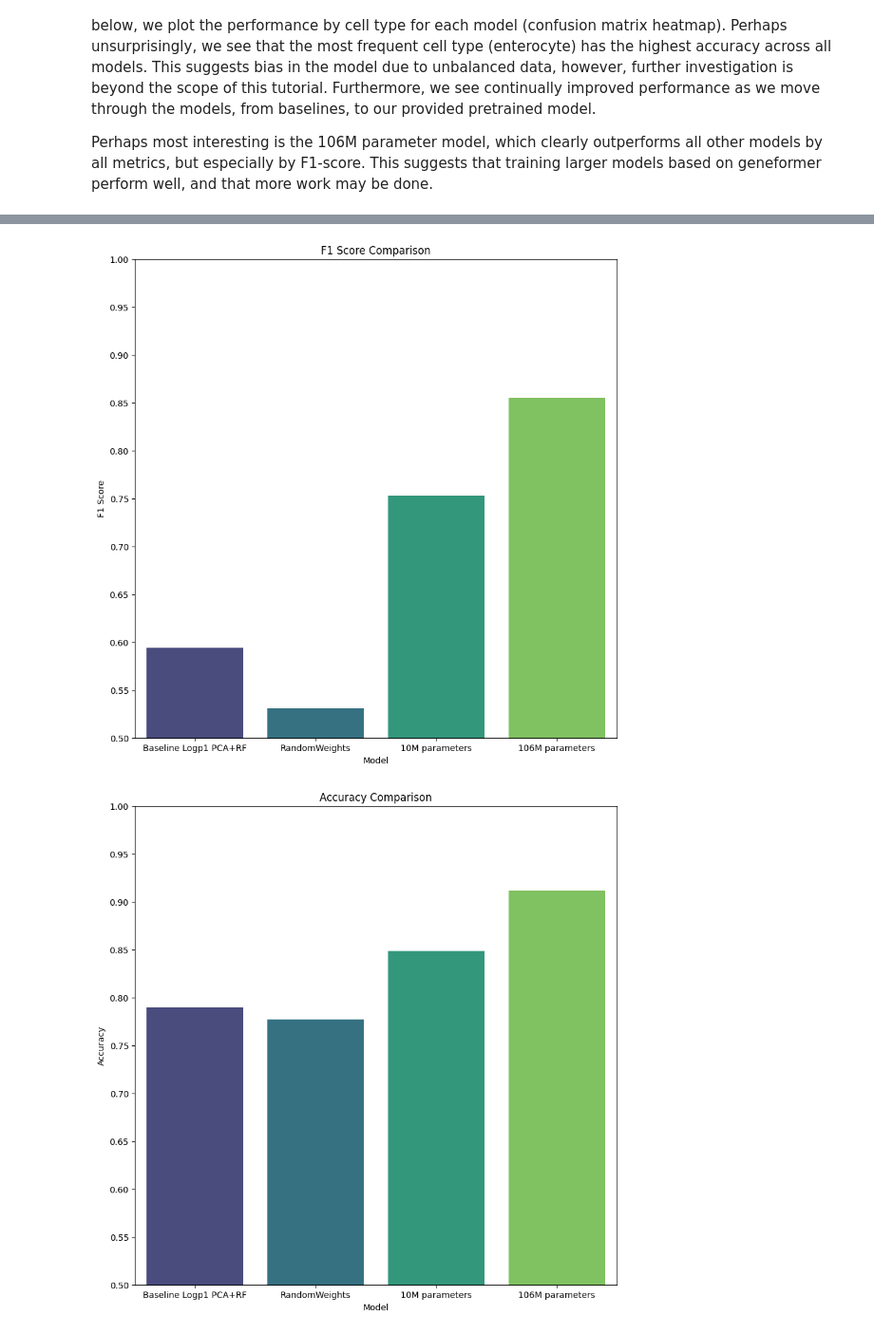
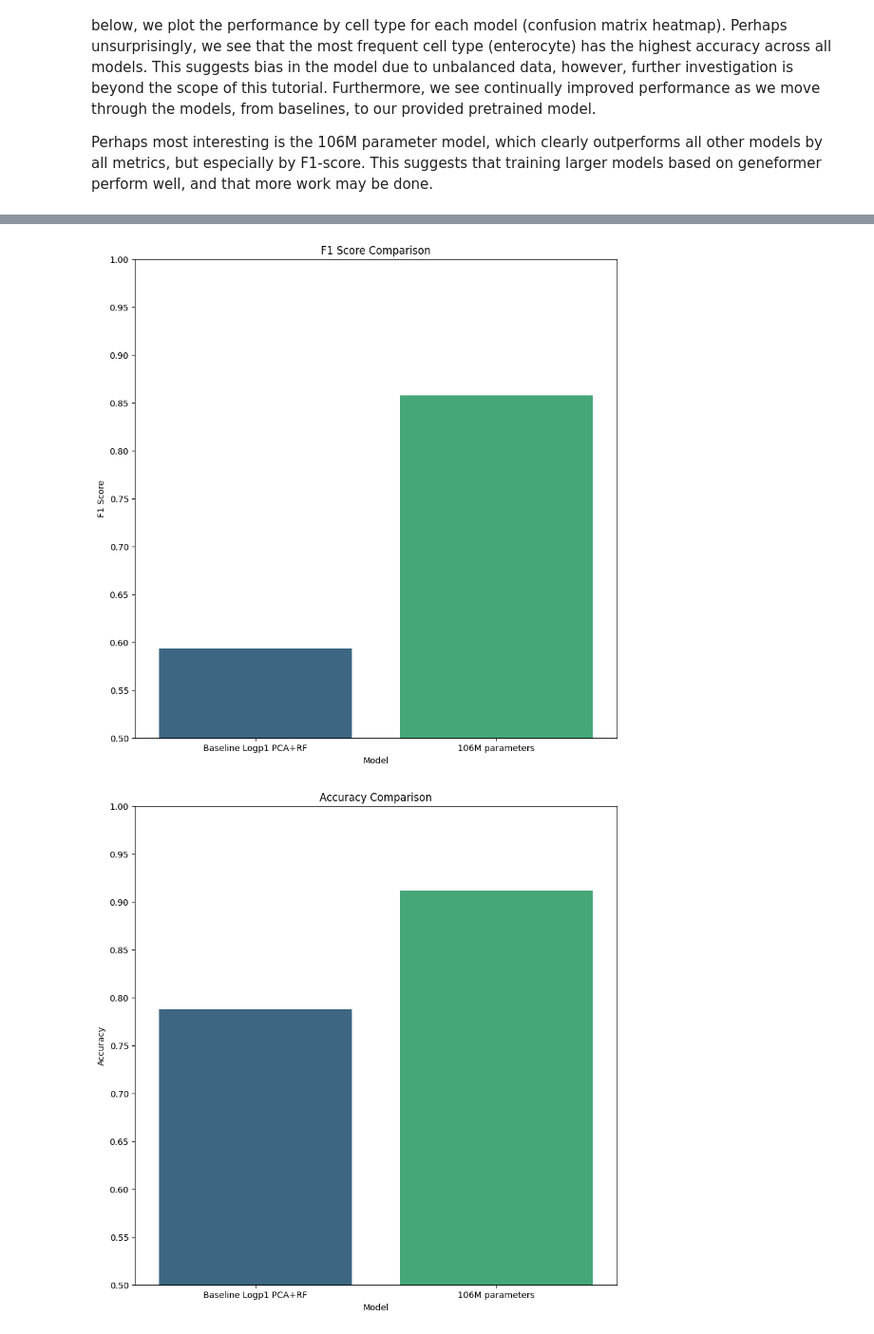
Before and after one commit to cspades/bionemo-framework, a Jupyter notebook: docs/bionemo/notebooks/Geneformer-celltype-classification-example.ipynb, the cells around one changed output, grey strips where cells are left out. Shown: that part at 95% size. Saved outputs shown, nothing was run; the diff lists cells and outputs as text; code cells hidden in the pictures.

```diff
--- a/docs/bionemo/notebooks/Geneformer-celltype-classification-example.ipynb
+++ b/docs/bionemo/notebooks/Geneformer-celltype-classification-example.ipynb
@@ -149,7 +193,0 @@ infer_Xs = np.array([x['embeddings'] for x in infer_results])
-# %%
-import pickle as pkl
-# Load up the 10M parameter model predictions
-with open('../celltype-bench-dataset/infer_results_10M.pkl', 'rb') as fd:
-     infer_results = pkl.load(fd)
-print(infer_results[-1]['embeddings'].shape)
-infer_Xs_10M = np.array([x['embeddings'] for x in infer_results])
@@ -158,10 +194,11 @@ infer_Xs_10M = np.array([x['embeddings'] for x in infer_results])
 # %%
 import pickle as pkl
 # Loadup the 106M parameter model predictions
-with open('../celltype-bench-dataset/infer_results_106M.pkl', 'rb') as fd:
+with open(f'{BIONEMO_HOME}/celltype-bench-dataset/infer_results_106M.pkl', 'rb') as fd:
      infer_results = pkl.load(fd)
 print(infer_results[-1]['embeddings'].shape)
 infer_Xs_106M = np.array([x['embeddings'] for x in infer_results])
+#NBVAL_CHECK_OUTPUT
 # %% [output]
 (768,)
 # %%
@@ -170,8 +207,8 @@ import scanpy
 import numpy as np
 # Now fetch the class labels and raw expression for the same dataset. These are used as labels in classification and as one of our baselines.
 
-infer_metadata = pd.read_csv('../celltype-bench-dataset/features.csv')
-raw_data = scanpy.read('../celltype-bench-dataset/hs-celltype-bench.h5ad')
+infer_metadata = pd.read_csv(f'{BIONEMO_HOME}/celltype-bench-dataset/features.csv')
+raw_data = scanpy.read(f'{BIONEMO_HOME}/celltype-bench-dataset/human_dataset.h5ad')
 raw_Xs = np.asarray(raw_data.X.todense())
 # Here we perform a norm over the total counts for each cell, adding a pseudocount to assist with the following logarithm.
 normed_Xs = (raw_Xs + 1) / raw_Xs.sum(axis=1, keepdims=True)
@@ -251,4 +291,5 @@ plot_cm(logp1_cm)
 # %%
-qa_results, qa_cm = run_benchmark(infer_Xs, integer_labels, use_pca=False)
+xs_106m_results, xs_106m_cm = run_benchmark(infer_Xs_106M, integer_labels, use_pca=False)
+#NBVAL_CHECK_OUTPUT
 # %% [output]
 Cross-validation metrics:
@@ -290,29 +305,21 @@ plot_cm(logp1_cm)
 # %%
 data = {
-    'model': ['Baseline Logp1 PCA+RF', 'RandomWeights', '10M parameters', '106M parameters'],
+    'model': ['Baseline Logp1 PCA+RF', '106M parameters'],
     'f1_score_mean': [
         logp1_results['test_f1_score'][0],
-        qa_results['test_f1_score'][0],
-        results_10m['test_f1_score'][0],
-        results_106M['test_f1_score'][0]
+        xs_106m_results['test_f1_score'][0],
     ],
     'f1_score_std': [
         logp1_results['test_f1_score'][1],
-        qa_results['test_f1_score'][1],
-        results_10m['test_f1_score'][1],
-        results_106M['test_f1_score'][1]
+        xs_106m_results['test_f1_score'][1],
     ],
     'accuracy_mean': [
         logp1_results['test_accuracy'][0],
-        qa_results['test_accuracy'][0],
-        results_10m['test_accuracy'][0],
-        results_106M['test_accuracy'][0]
+        xs_106m_results['test_accuracy'][0],
     ],
     'accuracy_std': [
         logp1_results['test_accuracy'][1],
-        qa_results['test_accuracy'][1],
-        results_10m['test_accuracy'][1],
-        results_106M['test_accuracy'][1]
+        xs_106m_results['test_accuracy'][1],
     ]
 }
 
@@ -348,2 +348,2 @@ Passing `palette` without assigning `hue` is deprecated and will be removed in v
-[figure, old version]
+[figure, new version]
-[figure, old version]
+[figure, new version]
```
Also changed, not shown: parts of 23 cells of this notebook.
